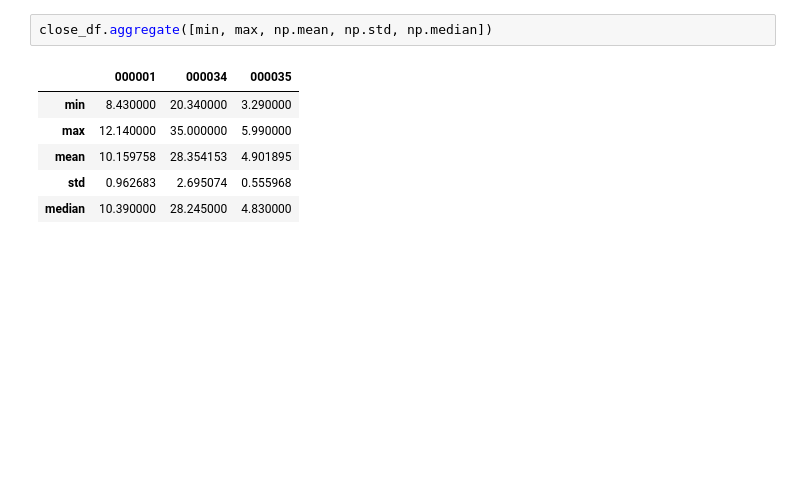
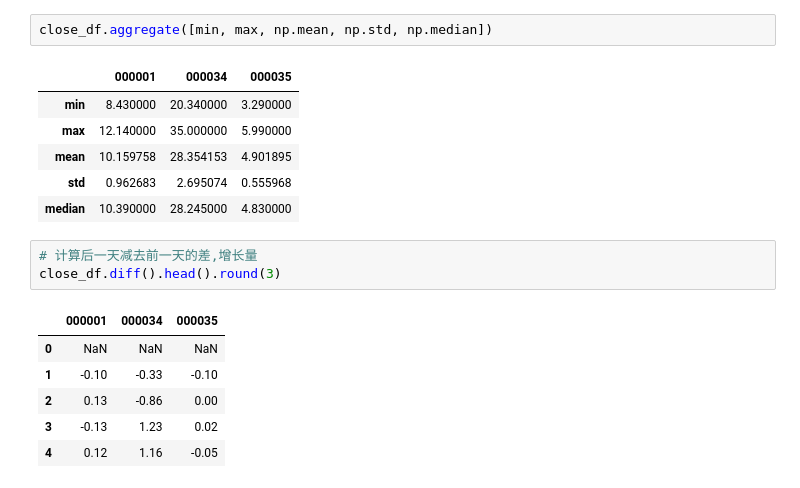
Before and after one commit to jikefan/QuantTradingStudy, a Jupyter notebook: ch01/ch01.ipynb, the cells around one changed output. Cells and saved outputs as stored; diff of their text form; blank space fills up the shorter version.

```diff
--- a/ch01/ch01.ipynb
+++ b/ch01/ch01.ipynb
@@ -135,3 +135,13 @@ close_df.aggregate([min, max, np.mean, np.std, np.median])
 | mean | 10.159758 | 28.354153 | 4.901895 |
 | std | 0.962683 | 2.695074 | 0.555968 |
 | median | 10.390000 | 28.245000 | 4.830000 |
+# %%
+# 计算后一天减去前一天的差,增长量
+close_df.diff().head().round(3)
+# %% [output]
+|  | 000001 | 000034 | 000035 |
+| 0 | NaN | NaN | NaN |
+| 1 | -0.10 | -0.33 | -0.10 |
+| 2 | 0.13 | -0.86 | 0.00 |
+| 3 | -0.13 | 1.23 | 0.02 |
+| 4 | 0.12 | 1.16 | -0.05 |
```
Also changed, not shown: parts of 6 cells of this notebook.
